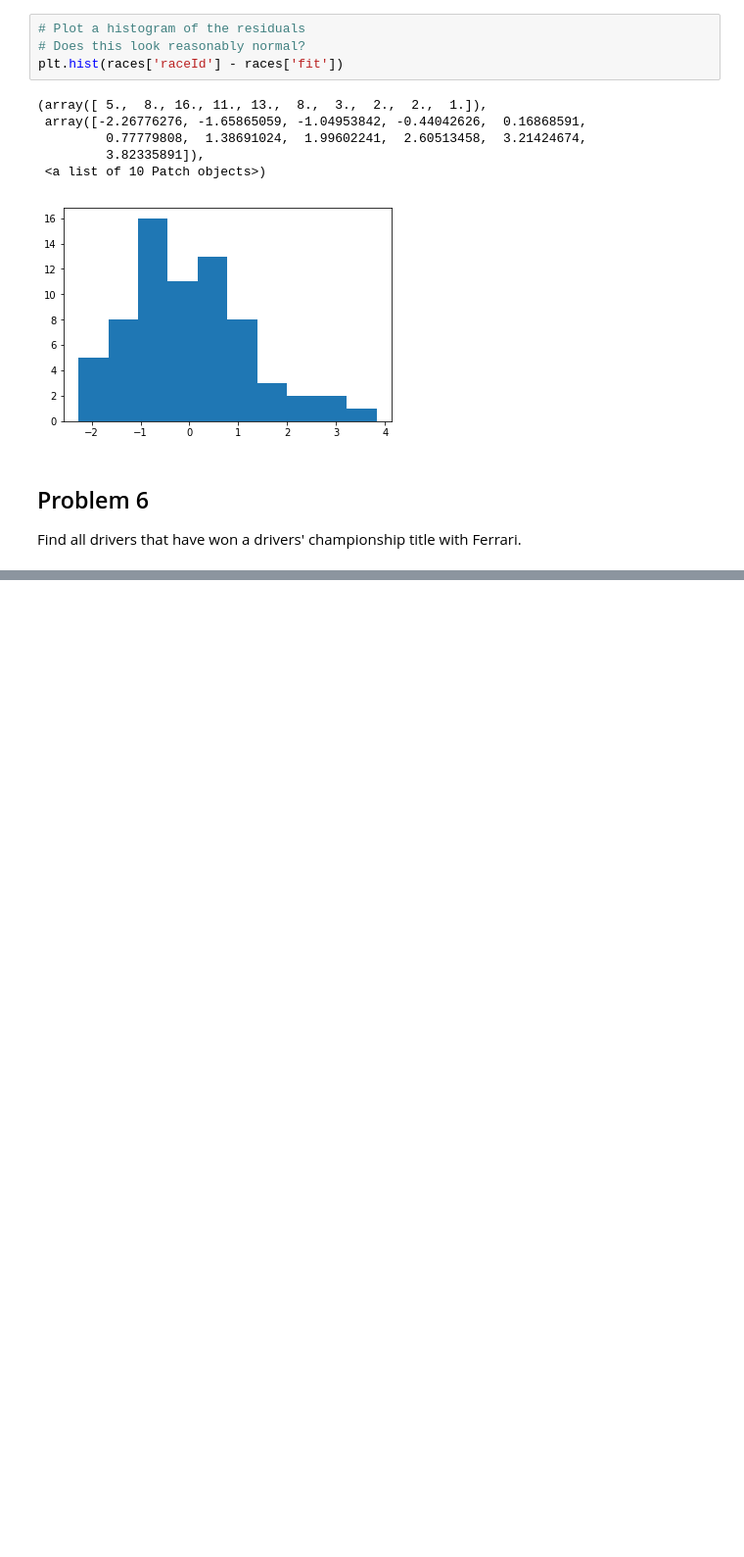
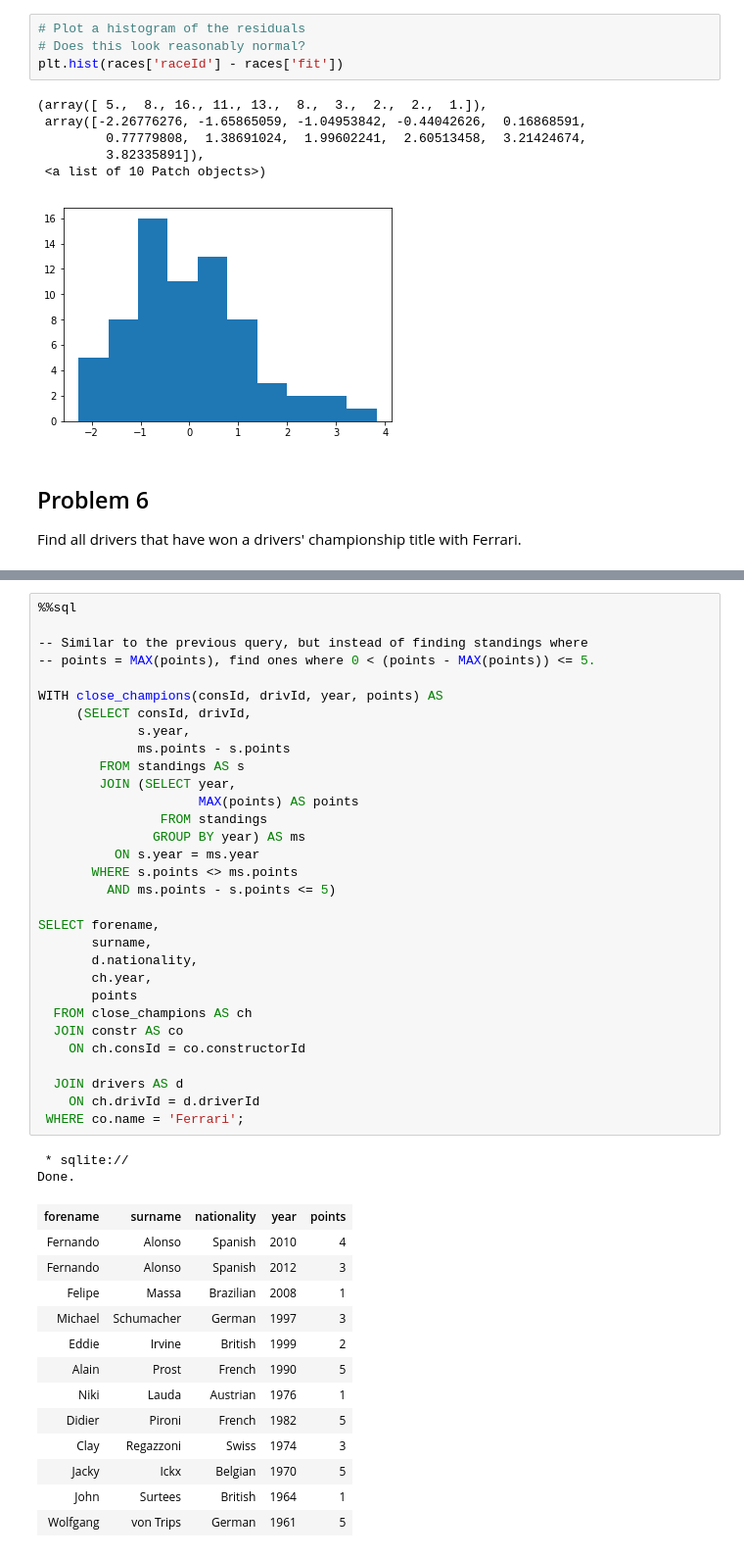
Before and after one commit to jla524/f1-analysis, a Jupyter notebook: formula-1-data-analysis.ipynb, the cells around one changed output, grey strips where cells are left out. Shown at 98% size. Saved outputs shown, nothing was run; the diff lists cells and outputs as text; blank space fills up the shorter version.

```diff
--- a/formula-1-data-analysis.ipynb
+++ b/formula-1-data-analysis.ipynb
@@ -342,0 +353,47 @@ Done.
+# %%
+%%sql
+
+-- Similar to the previous query, but instead of finding standings where
+-- points = MAX(points), find ones where 0 < (points - MAX(points)) <= 5.
+
+WITH close_champions(consId, drivId, year, points) AS
+     (SELECT consId, drivId,
+             s.year,
+             ms.points - s.points
+        FROM standings AS s
+        JOIN (SELECT year,
+                     MAX(points) AS points
+                FROM standings
+               GROUP BY year) AS ms
+          ON s.year = ms.year
+       WHERE s.points <> ms.points
+         AND ms.points - s.points <= 5)
+
+SELECT forename,
+       surname,
+       d.nationality,
+       ch.year,
+       points
+  FROM close_champions AS ch
+  JOIN constr AS co
+    ON ch.consId = co.constructorId
+
+  JOIN drivers AS d
+    ON ch.drivId = d.driverId
+ WHERE co.name = 'Ferrari';
+# %% [output]
+ * sqlite://
+Done.
+| forename | surname | nationality | year | points |
+| Fernando | Alonso | Spanish | 2010 | 4 |
+| Fernando | Alonso | Spanish | 2012 | 3 |
+| Felipe | Massa | Brazilian | 2008 | 1 |
+| Michael | Schumacher | German | 1997 | 3 |
+| Eddie | Irvine | British | 1999 | 2 |
+| Alain | Prost | French | 1990 | 5 |
+| Niki | Lauda | Austrian | 1976 | 1 |
+| Didier | Pironi | French | 1982 | 5 |
+| Clay | Regazzoni | Swiss | 1974 | 3 |
+| Jacky | Ickx | Belgian | 1970 | 5 |
+| John | Surtees | British | 1964 | 1 |
+| Wolfgang | von Trips | German | 1961 | 5 |
```
Also changed, not shown: parts of 10 cells of this notebook.
